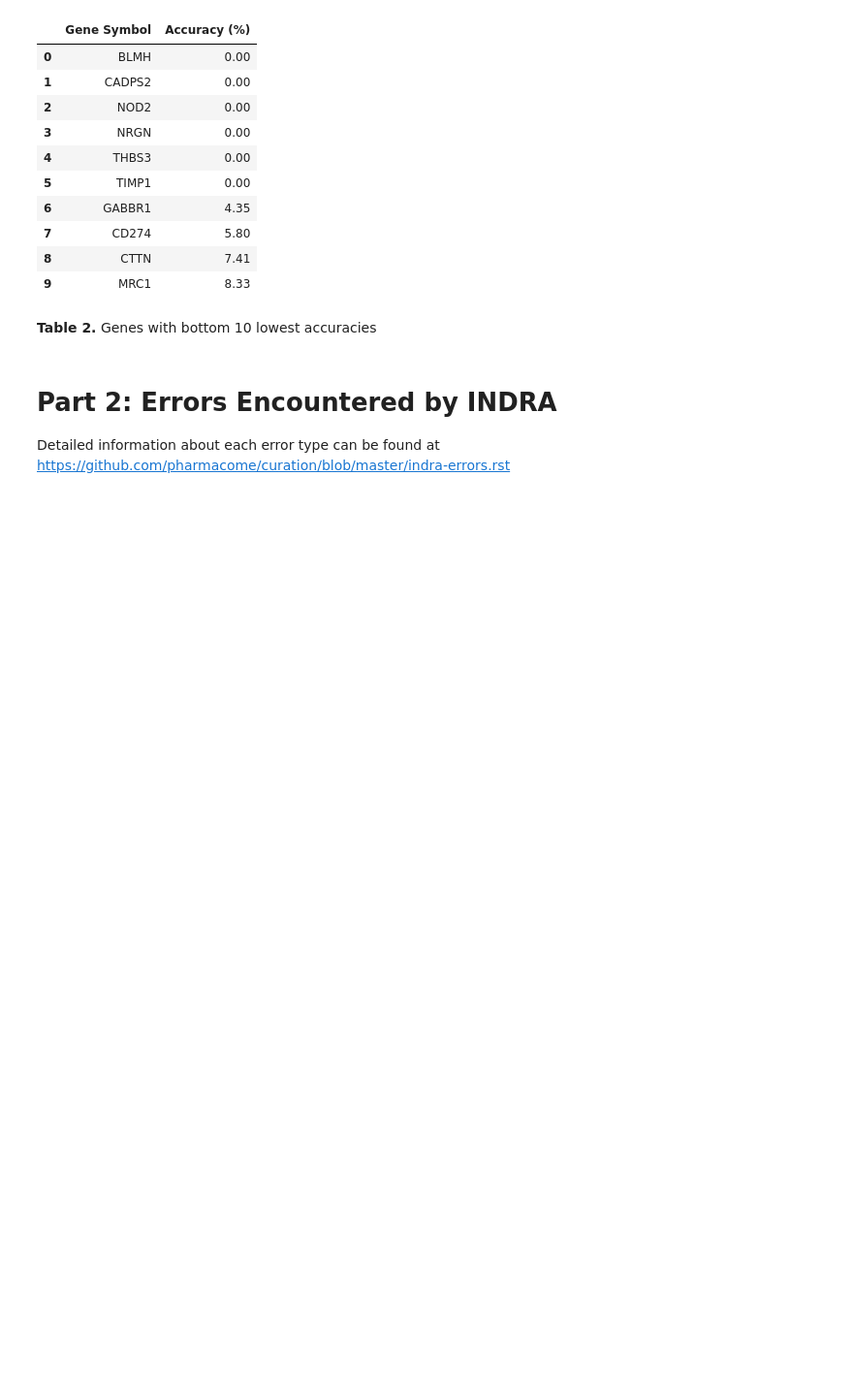
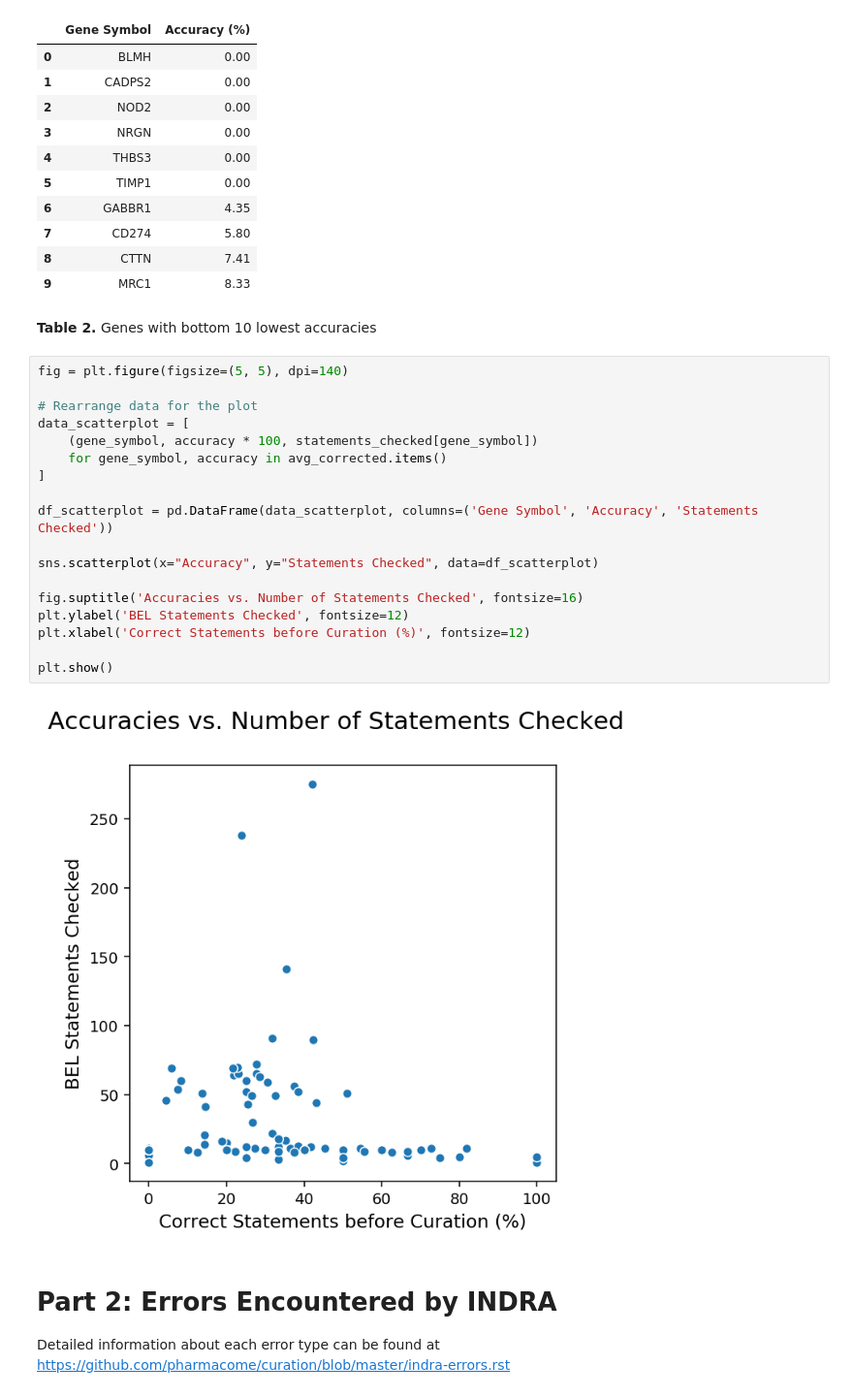
Before and after one commit to bel-enrichment/hbp-results, a Jupyter notebook: notebooks/INDRA Curation Notebook.ipynb, the cells around one changed output. Shown: that part at 97% size. Saved outputs shown, nothing was run; the diff lists cells and outputs as text; blank space fills up the shorter version.

```diff
--- a/notebooks/INDRA Curation Notebook.ipynb
+++ b/notebooks/INDRA Curation Notebook.ipynb
@@ -220,6 +225,26 @@ pd.DataFrame(top_10_genes_low_accuracy, columns=["Gene Symbol", "Accuracy (%)"])
 | 9 | MRC1 | 8.33 |
 # %% [markdown]
 **Table 2.** Genes with bottom 10 lowest accuracies
+# %%
+fig = plt.figure(figsize=(5, 5), dpi=140)
+
+# Rearrange data for the plot
+data_scatterplot = [
+    (gene_symbol, accuracy * 100, statements_checked[gene_symbol])
+    for gene_symbol, accuracy in avg_corrected.items()
+]
+
+df_scatterplot = pd.DataFrame(data_scatterplot, columns=('Gene Symbol', 'Accuracy', 'Statements Checked'))
+
+sns.scatterplot(x="Accuracy", y="Statements Checked", data=df_scatterplot)
+
+fig.suptitle('Accuracies vs. Number of Statements Checked', fontsize=16)
+plt.ylabel('BEL Statements Checked', fontsize=12)
+plt.xlabel('Correct Statements before Curation (%)', fontsize=12)
+
+plt.show()
+# %% [output]
+[figure, added]
 # %% [markdown]
 # Part 2: Errors Encountered by INDRA
 
```
Also changed, not shown: parts of 4 cells of this notebook.
